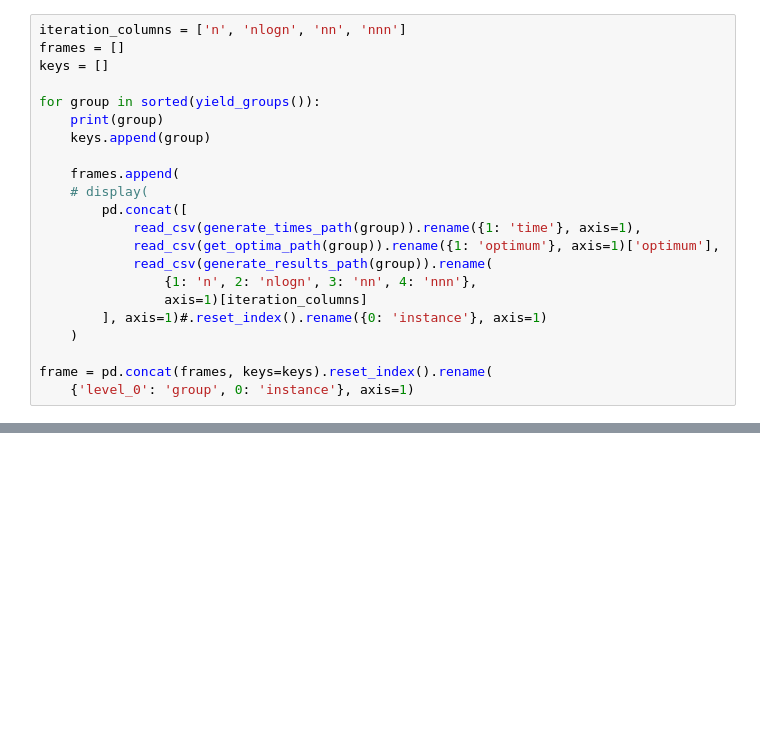
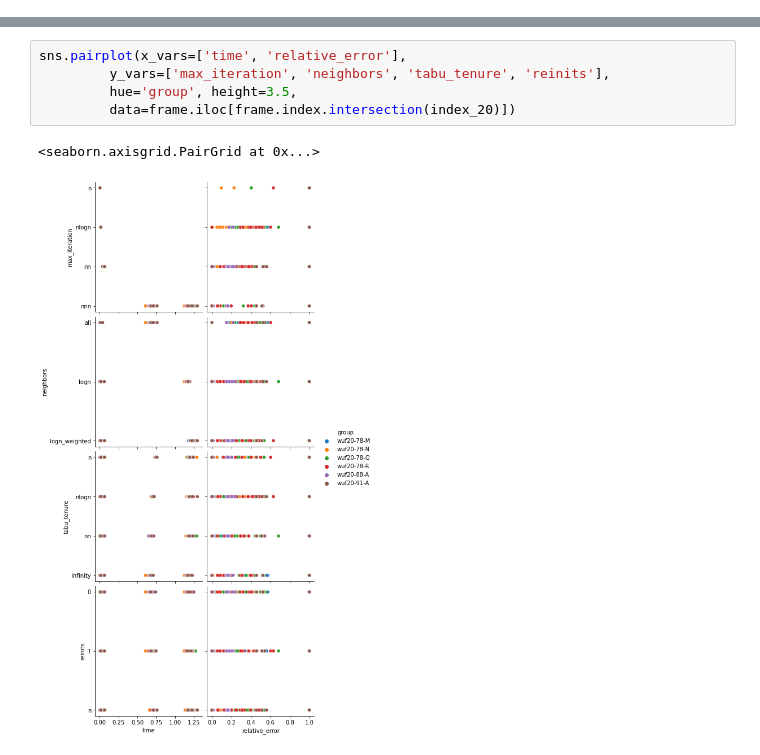
Before and after one commit to jaroslavlanger/jaroslavlanger, a Jupyter notebook: informatics/combinatorial_optimization/sat/analysis.ipynb, the cells around one changed output, grey strips where cells are left out. Saved outputs shown, nothing was run; the diff lists cells and outputs as text; blank space fills up the shorter version.

```diff
--- a/informatics/combinatorial_optimization/sat/analysis.ipynb
+++ b/informatics/combinatorial_optimization/sat/analysis.ipynb
@@ -30,22 +0,0 @@ read_csv(results).sample(5)
-# %%
-iteration_columns = ['n', 'nlogn', 'nn', 'nnn']
-frames = []
-keys = []
-
-for group in sorted(yield_groups()):
-    print(group)
-    keys.append(group)
-
-    frames.append(
-    # display(
-        pd.concat([
-            read_csv(generate_times_path(group)).rename({1: 'time'}, axis=1),
-            read_csv(get_optima_path(group)).rename({1: 'optimum'}, axis=1)['optimum'],
-            read_csv(generate_results_path(group)).rename(
-                {1: 'n', 2: 'nlogn', 3: 'nn', 4: 'nnn'},
-                axis=1)[iteration_columns]
-        ], axis=1)#.reset_index().rename({0: 'instance'}, axis=1)
-    )
-
-frame = pd.concat(frames, keys=keys).reset_index().rename(
-    {'level_0': 'group', 0: 'instance'}, axis=1)
@@ -165,0 +75,8 @@ sns.boxplot(x='group', y='relative_error', hue='max_iteration',
+# %%
+sns.pairplot(x_vars=['time', 'relative_error'],
+         y_vars=['max_iteration', 'neighbors', 'tabu_tenure', 'reinits'],
+         hue='group', height=3.5,
+         data=frame.iloc[frame.index.intersection(index_20)])
+# %% [output]
+<seaborn.axisgrid.PairGrid at 0x...>
+[figure, added]
```
Also changed, not shown: parts of 30 cells of this notebook, 32 other files.
